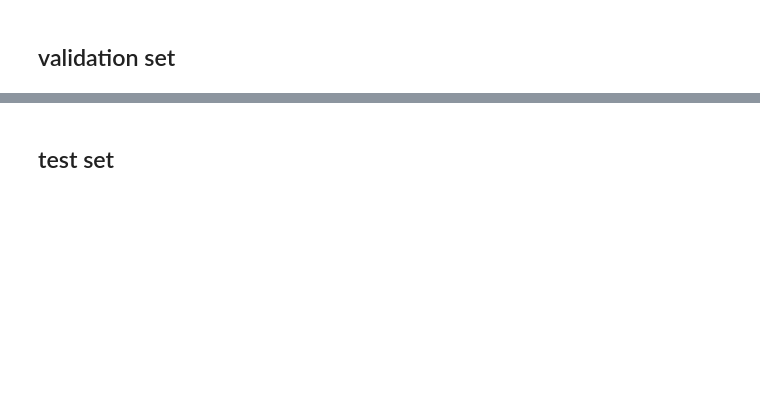
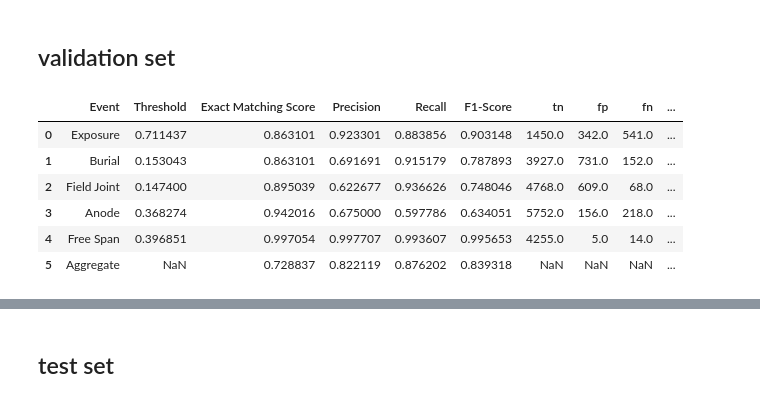
Before and after one commit to stamtron/thesis-second-dataset-extraction, a Jupyter notebook: 10-resnet2d-rolling.ipynb, the cells around one changed output, grey strips where cells are left out. Saved outputs shown, nothing was run; the diff lists cells and outputs as text; code cells hidden in the pictures; blank space fills up the shorter version.

```diff
--- a/10-resnet2d-rolling.ipynb
+++ b/10-resnet2d-rolling.ipynb
@@ -53,0 +73,6 @@ from sklearn.metrics import precision_score,f1_score, accuracy_score, jaccard_sc
+# %%
+load = True
+if load:
+    checkpoint = torch.load('/media/scratch/astamoulakatos/saved-resnet-models/fifth-small-aug-final/best-checkpoint-010epoch.pth')
+    resnet.load_state_dict(checkpoint['model_state_dict'])
+    print('loading pretrained freezed model!')
@@ -142,4 +200,14 @@ thresholds
 # %% [markdown]
 ## validation set
 # %%
-new_compute_metrics(y_tr, y_pr, thresholds, classes)
+result_valid = new_compute_metrics(y_tr, y_pr, thresholds, classes)
+# %%
+result_valid
+# %% [output]
+|  | Event | Threshold | Exact Matching Score | Precision | Recall | F1-Score | tn | fp | fn | ... |
+| 0 | Exposure | 0.711437 | 0.863101 | 0.923301 | 0.883856 | 0.903148 | 1450.0 | 342.0 | 541.0 | ... |
+| 1 | Burial | 0.153043 | 0.863101 | 0.691691 | 0.915179 | 0.787893 | 3927.0 | 731.0 | 152.0 | ... |
+| 2 | Field Joint | 0.147400 | 0.895039 | 0.622677 | 0.936626 | 0.748046 | 4768.0 | 609.0 | 68.0 | ... |
+| 3 | Anode | 0.368274 | 0.942016 | 0.675000 | 0.597786 | 0.634051 | 5752.0 | 156.0 | 218.0 | ... |
+| 4 | Free Span | 0.396851 | 0.997054 | 0.997707 | 0.993607 | 0.995653 | 4255.0 | 5.0 | 14.0 | ... |
+| 5 | Aggregate | NaN | 0.728837 | 0.822119 | 0.876202 | 0.839318 | NaN | NaN | NaN | ... |
```
Also changed, not shown: parts of 25 cells of this notebook, 8 other files.
